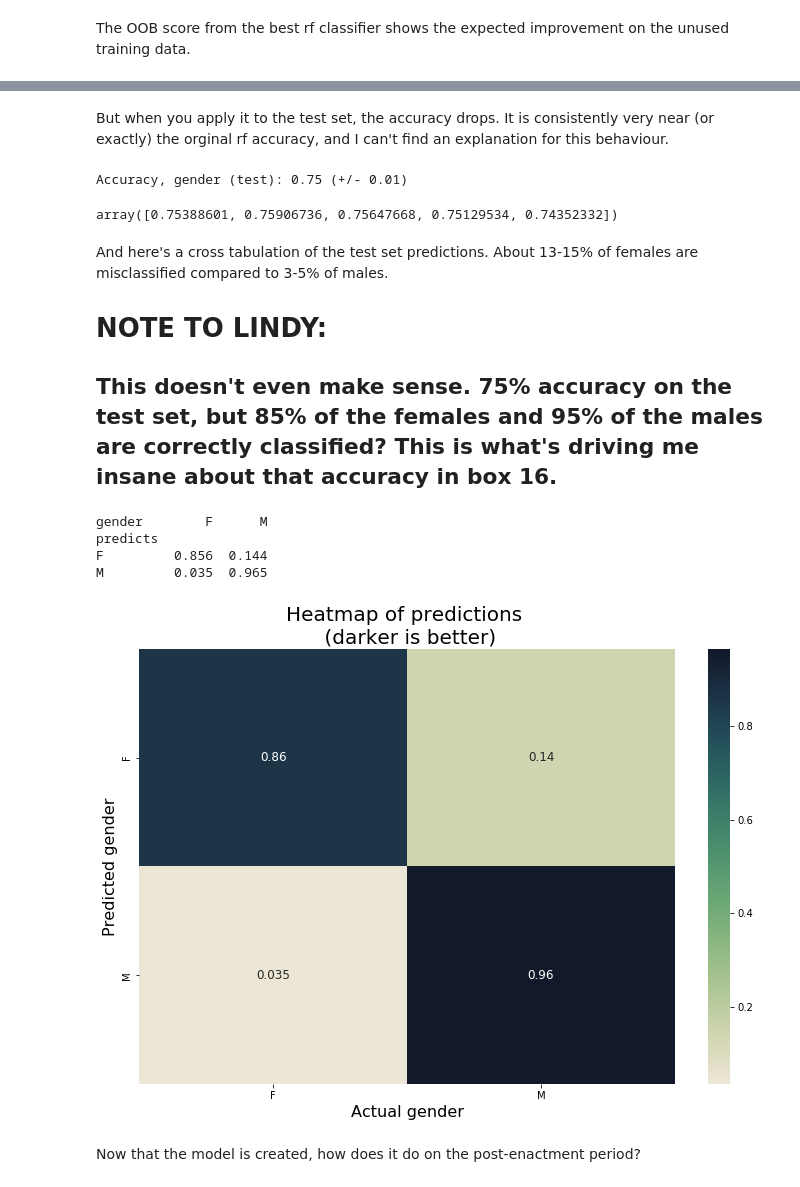
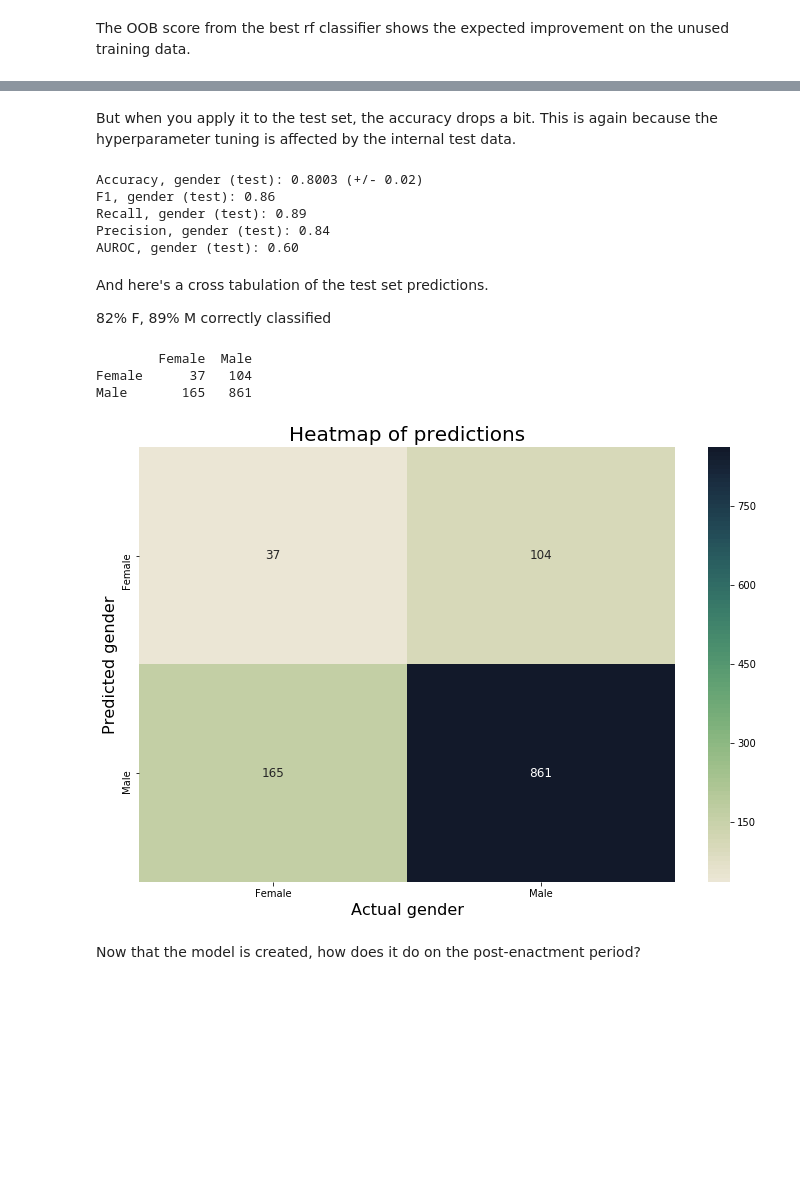
Before and after one commit to SlothDream/SBCap1_CT, a Jupyter notebook: CT_Classification.ipynb, the cells around one changed output, grey strips where cells are left out. Saved outputs shown, nothing was run; the diff lists cells and outputs as text; code cells hidden in the pictures; blank space fills up the shorter version.

```diff
--- a/CT_Classification.ipynb
+++ b/CT_Classification.ipynb
@@ -265,9 +267,9 @@ Tuned logistic regression below.  Hyperparameters don't improve the model.
 # %%
-pl = Pipeline([
+pl_tuned = Pipeline([
         ('scaler', scaler),
         ('clf', best_lr)
     ])
 
-pl.fit(X_train,y_train)
+pl_tuned.fit(X_train,y_train)
 # %% [output]
 Pipeline(memory=None,
@@ -277,6 +279,5 @@ Pipeline(memory=None,
           solver='liblinear', tol=0.0001, verbose=0, warm_start=False))])
 # %%
 # Print the accuracy of the tuned LR
-scores = cross_val_score(pl, X_test, y_test, cv=5)
-print('Accuracy, gender (test): %0.2f (+/- %0.2f)' % (scores.mean(), scores.std() * 2))
+scores(pl_tuned,X_test,y_test,cv=5)
 # %% [output]
@@ -291,7 +302,7 @@ test_accuracy = np.zeros(len(neighbors))
 best_acc = []
 best_neighbor = []
 
-for i,k in enumerate(neighbors):
+for i, k in enumerate(neighbors):
 
     # Rescale the data
     scaler = Normalizer()
@@ -312,18 +323,22 @@ for i,k in enumerate(neighbors):
     #Compute accuracy on the test set
     test_accuracy[i] = cross_val_score(pl, X_test, y_test, cv=5).mean()
 
-    if (test_accuracy[i]>lr_to_beat):
+    if (ratio>=test_accuracy[i]>=lr_to_beat):
         best_neighbor.append(k)
-        best_acc.append(test_accuracy[i])
+        best_acc.append(abs(test_accuracy[i]-train_accuracy[i]))
 
-print('Best:', best_neighbor)
+min_list = sorted(zip(best_neighbor,best_acc), key=lambda t: t[1])[0:5]
+print('Best:', min_list)
 
 _ = plt.figure(figsize=(12,8))
-_ = plt.title('KNN accuracy with varying number of neighbors \n (black dotted line indicates est. tuned logistic regression acc)', fontsize=20)
+_ = plt.title('KNN accuracy with varying number of neighbors'+
+              '\n(dotted line indicates est. tuned LR acc from param search)'+
+              '\n(dashed line is data male/female ratio)', fontsize=20)
 _ = plt.plot(neighbors, test_accuracy, label='Testing accuracy')
 _ = plt.plot(neighbors, train_accuracy, label='Training accuracy')
 _ = plt.legend()
 _ = plt.xlabel('Number of neighbors', fontsize=20)
 _ = plt.ylabel('Accuracy', fontsize=20)
 _ = plt.axhline(lr_to_beat, color='black', linestyle=':', label='LogReg accuracy')
+_ = plt.axhline(ratio, color='black', linestyle='-.', label='M/F ratio')
 # %% [output]
@@ -332,6 +347,6 @@ Best: [1, 2, 3, 4, 5, 6, 7, 9, 13]
 # %%
 # Build the model with the best neighbors from test above and print testing cv acc for each
-for k in best_neighbor:
+for k, acc in min_list:
     # Rescale the data
     scaler = Normalizer()
 
@@ -346,6 +361,7 @@ for k in best_neighbor:
     pl.fit(X_train,y_train)
 
     # Print the accuracy
-    scores = cross_val_score(pl, X_test, y_test, cv=5)
-    print('Accuracy, gender (test) for',k,'neighbors: %0.2f (+/- %0.2f)' % (scores.mean(), scores.std() * 2))
+    print('Tests for',k,'neighbors:')
+    scores(pl,X_test,y_test,cv=5)
+    print('')
 # %% [output]
@@ -436,41 +463,46 @@ best_rf.oob_score_
 # %% [markdown]
-But when you apply it to the test set, the accuracy drops.  It is consistently very near (or exactly) the orginal rf accuracy, and I can't find an explanation for this behaviour.
+But when you apply it to the test set, the accuracy drops a bit.  This is again because the hyperparameter tuning is affected by the internal test data.
-# %%
-test_scores = cross_val_score(best_rf, X_test, y_test, cv=5)
-print('Accuracy, gender (test): %0.2f (+/- %0.2f)' % (test_scores.mean(), test_scores.std() * 2))
-test_scores
-# %% [output]
-Accuracy, gender (test): 0.75 (+/- 0.01)
-array([0.75388601, 0.75906736, 0.75647668, 0.75129534, 0.74352332])
-# %% [markdown]
-And here's a cross tabulation of the test set predictions.  About 13-15% of females are misclassified compared to 3-5% of males.
-
-# NOTE TO LINDY:
-## This doesn't even make sense.  75% accuracy on the test set, but 85% of the females and 95% of the males are correctly classified?  This is what's driving me insane about that accuracy in box 16.
+# %%
+scores(best_rf,X_test,y_test,cv=5)
+# %% [output]
+Accuracy, gender (test): 0.8003 (+/- 0.02)
+F1, gender (test): 0.86
+Recall, gender (test): 0.89
+Precision, gender (test): 0.84
+AUROC, gender (test): 0.60
+# %% [markdown]
+And here's a cross tabulation of the test set predictions.
+
+82% F, 89% M correctly classified
 # %%
 # Calculate the cluster labels
 labels = best_rf.predict(X_test)
+x_label = ['Female','Male']
+y_label = ['Female','Male']
 
 # Create a DataFrame with labels and species as columns
-ct_df = pd.DataFrame({'predicts': labels, 'gender': y_test})
+ct_df = pd.DataFrame({'predicts': labels, 'gender': y_test}).astype('int')
 
 # Create crosstab
-ct = pd.crosstab(ct_df.predicts, ct_df.gender).apply(lambda x: (round(x/x.sum(),3)), axis=1)
+ct = pd.crosstab(ct_df.predicts,ct_df.gender).apply(lambda x: x, axis=1)
+ct.index = x_label
+ct.columns = y_label
 
 # Display ct
 print(ct)
 
 # And display as a heatmap as an alternate way of understanding
 _ = plt.figure(figsize=(12, 8))
-_ = sns.heatmap(ct,annot=True,annot_kws={'size':12},cmap=sns.cubehelix_palette(100,start=360,rot=-.6,light=.9,dark=.1))
+_ = sns.heatmap(ct,annot=True,annot_kws={'size':12},
+                cmap=sns.cubehelix_palette(100,start=360,rot=-.6,light=.9,dark=.1),
+                xticklabels=x_label,yticklabels=y_label,fmt='g')
 _ = plt.xlabel('Actual gender',fontsize=16)
 _ = plt.ylabel('Predicted gender',fontsize=16)
-_ = plt.title('Heatmap of predictions \n (darker is better)',fontsize=20)
+_ = plt.title('Heatmap of predictions',fontsize=20)
 # %% [output]
-gender        F      M
-predicts
-F         0.856  0.144
-M         0.035  0.965
+        Female  Male
+Female      37   104
+Male       165   861
-[figure, old version]
+[figure, new version]
 # %% [markdown]
 Now that the model is created, how does it do on the post-enactment period?
```
Also changed, not shown: parts of 27 cells of this notebook.
